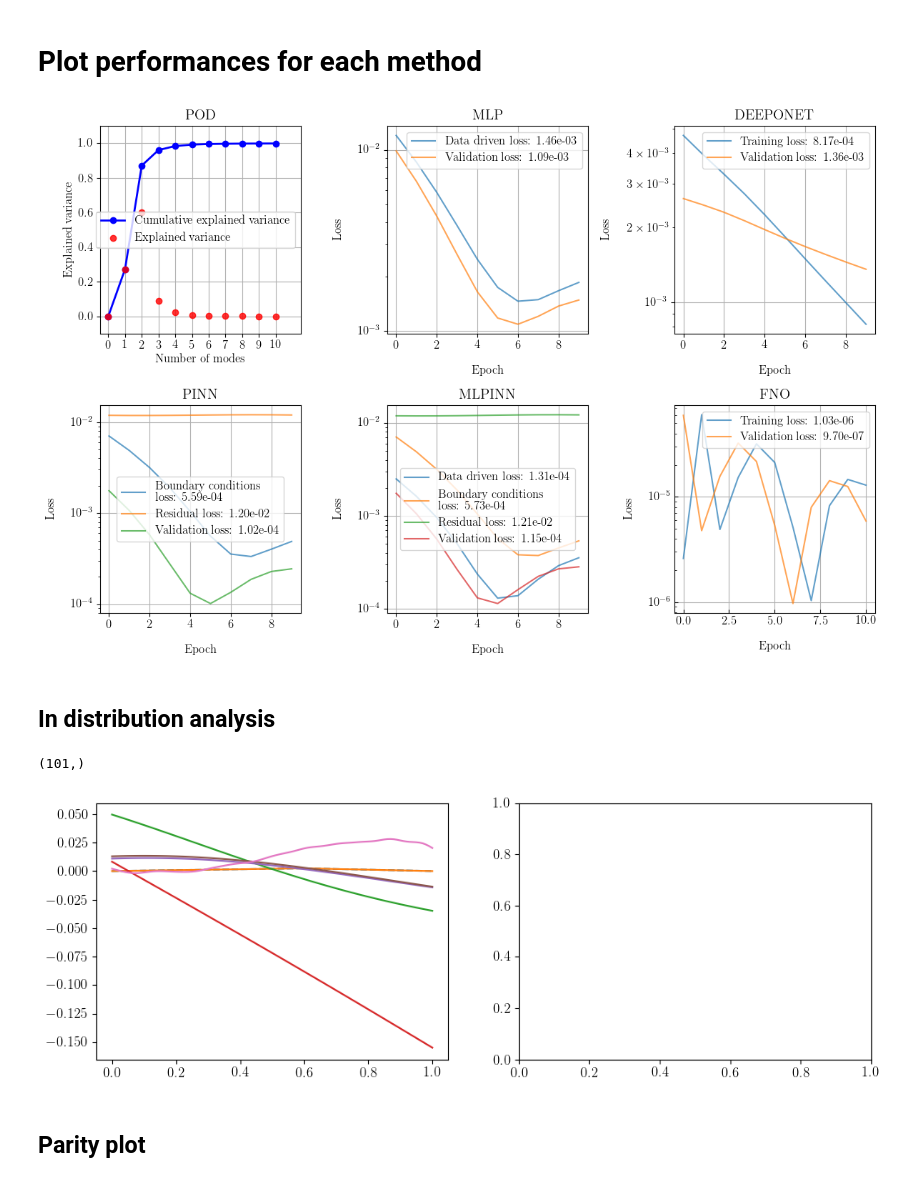
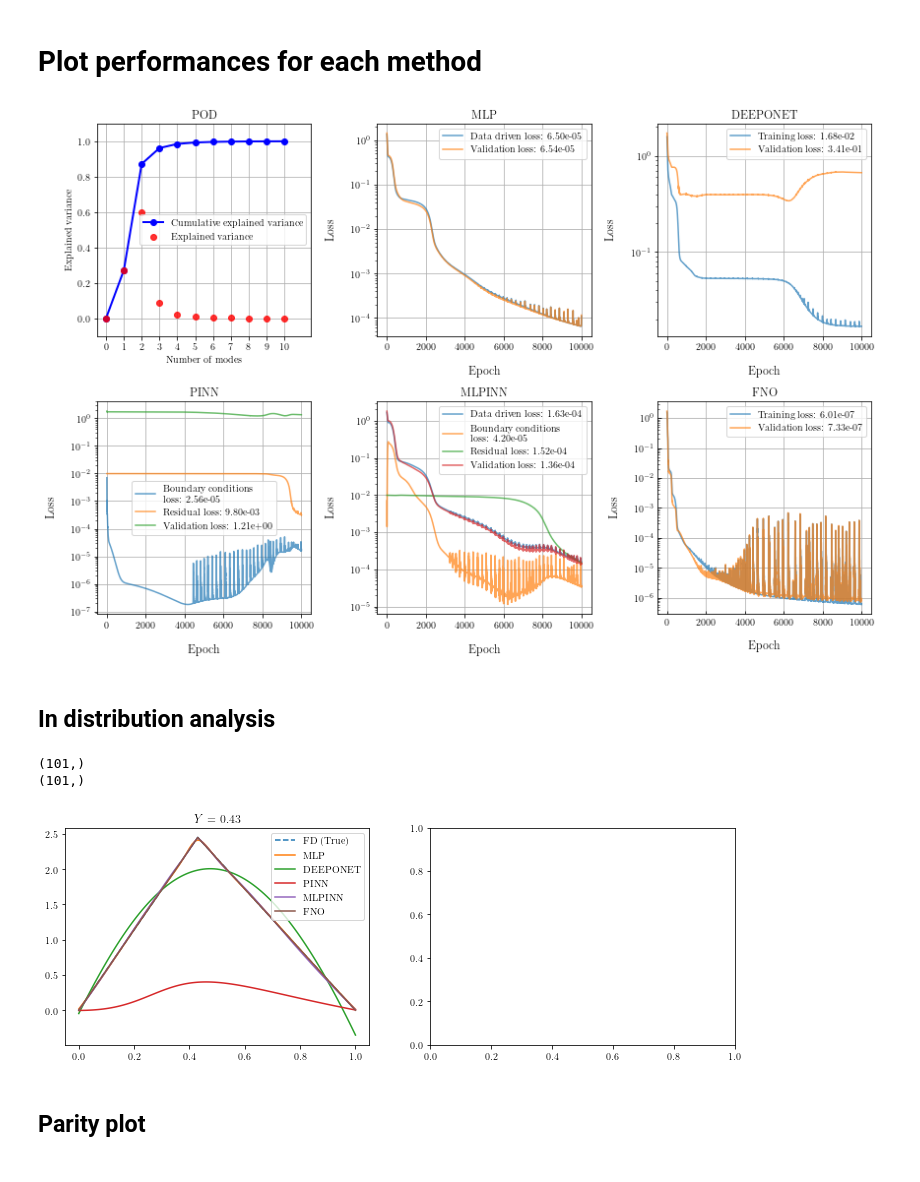
Before and after one commit to lechevaa/CEMRACS_SciML, a Jupyter notebook: notebooks/PoissonEquation/Poisson_step_2.ipynb, the cells around one changed output. Cells and saved outputs as stored; diff of their text form; code cells hidden in the pictures.

```diff
--- a/notebooks/PoissonEquation/Poisson_step_2.ipynb
+++ b/notebooks/PoissonEquation/Poisson_step_2.ipynb
@@ -51,6 +51,8 @@ def delta(y, x, dy = 1., dx = 0.) :
 
     return dy if x = y and dx otherwise
     """
+    if torch.is_tensor(y) or torch.is_tensor(y):
+        return torch.where(x == y, dy, dx)
     return np.where(x == y, dy, dx)
 # %%
 PARAMS_SOLVER['source_term'] = lambda y, x : delta(y, x)
@@ -152,18 +154,25 @@ for method in method_names:
         all_methods[method].fit(hyperparameters=hyperparams_method, U=U_sols)
     # elif method in ['MLP', 'DEEPONET', 'PINN', 'MLPINN', 'FNO']:
     #     all_methods[method].load_state_dict(f'optuna/step_1/{method}.pt')
+
     elif method == 'FNO':
         all_methods[method].fit(hyperparameters=hyperparams_method,
                                 D_train=Y_fno_train, D_val=Y_fno_val, U_train=U_train, U_val=U_val)
+
     elif method == 'DEEPONET':
         all_methods[method].fit(hyperparameters=hyperparams_method,
                                 U_train=U_train, U_val=U_val, D_train=delta_Y_train, D_val=delta_Y_val)
+
     elif method in ['MLP']:
-        all_methods[method].fit(hyperparameters=hyperparams_method, U_train=YU_train, U_val=YU_val, DX_train=YX_train, DX_val=YX_val,
+        all_methods[method].fit(hyperparameters=hyperparams_method,
+                                U_train=YU_train, U_val=YU_val, DX_train=YX_train, DX_val=YX_val,
                                 data_ratio=1., physics_ratio=0.)
+
     elif method == 'PINN':
         all_methods[method].fit(hyperparameters=hyperparams_method,
-                                 DX_train=YX_train, DX_val=YX_val, U_val=YU_val, data_ratio=0., physics_ratio=1., loss='Y')
+                                 DX_train=YX_train, DX_val=YX_val, U_val=YU_val,
+                                data_ratio=0., physics_ratio=1., loss='Y')
+
     elif method == 'MLPINN':
         all_methods[method].fit(hyperparameters=hyperparams_method, DX_train=YX_train, DX_val=YX_val, U_train=YU_train, U_val=YU_val,
                            data_ratio=1., physics_ratio=1., loss='Y')
@@ -192,14 +201,14 @@ for i, (ax, method) in enumerate(zip(axs.flatten(), all_methods)):
 fig.tight_layout()
 plt.show()
 # %% [output]
-[figure, old version]
+[figure, new version]
 # %% [markdown]
 ## In distribution analysis
 # %%
-new_y = 0.6
+new_y = 0.43
 solver.change_y(new_y=new_y)
 U_FD = solver.solve()
-fx = solver.x
+fx = solver.fx
 print(fx.shape)
 fig, (ax_0, ax_1) = plt.subplots(1, 2, figsize= (12, 4))
 ax_0.plot(solver.x, U_FD, '--', label=f'FD (True)')
@@ -207,44 +216,47 @@ ax_0.plot(solver.x, U_FD, '--', label=f'FD (True)')
 for method in all_methods:
     if method == 'POD':
         U_pred = all_methods[method].apply_method(y = new_y).flatten()
-        ax_0.plot(solver.x, U_pred, label=f'{method}')
+        # ax_0.plot(solver.x, U_pred, label=f'{method}')
     elif method == 'FNO':
         U_pred = all_methods[method].apply_method(y = fx).flatten()
         ax_0.plot(solver.x, U_pred, label=f'{method}')
     elif method == 'DEEPONET':
         U_pred = all_methods[method].apply_method(y = fx).flatten()
+        print(U_pred.shape)
         ax_0.plot(solver.x, U_pred, label=f'{method}')
+        pass
     elif method == 'MLP':
         U_pred = all_methods[method].apply_method(y = [new_y]).flatten()
         ax_0.plot(solver.x, U_pred, label=f'{method}')
     elif method == 'MLPINN':
         U_pred = all_methods[method].apply_method(y = [new_y]).flatten()
         ax_0.plot(solver.x, U_pred, label=f'{method}')
     elif method == 'PINN':
         U_pred = all_methods[method].apply_method(y = [new_y]).flatten()
         ax_0.plot(solver.x, U_pred, label=f'{method}')
-# ax_0.title.set_text(f'$D$ = {new_ID_D}')
-# ax_0.legend()
+ax_0.title.set_text(f'$Y$ = {new_y}')
+ax_0.legend()
 
 # new_OOD_D = 15.
 # solver.change_D(new_D=new_OOD_D)
 # U_FD = solver.solve()
 
 
 # ax_1.plot(solver.x, U_FD, '--', label=f'FD (True)')
 
 # for method in all_methods:
 #     if method == 'POD':
 #         U_pred = all_methods[method].apply_method(new_OOD_D).flatten()
 #     else:
 #         U_pred = all_methods[method].apply_method([new_OOD_D]).flatten()
 #     ax_1.plot(solver.x, U_pred, label=f'{method}: {np.linalg.norm(U_pred - U_FD, 2):.2e}')
 
 # ax_1.title.set_text(f'$D$ = {new_OOD_D}')
 # ax_1.legend()
 plt.show()
 # %% [output]
 (101,)
+(101,)
-[figure, old version]
+[figure, new version]
 # %% [markdown]
 ## Parity plot
```
Also changed, not shown: parts of 14 cells of this notebook, 7 other files.
